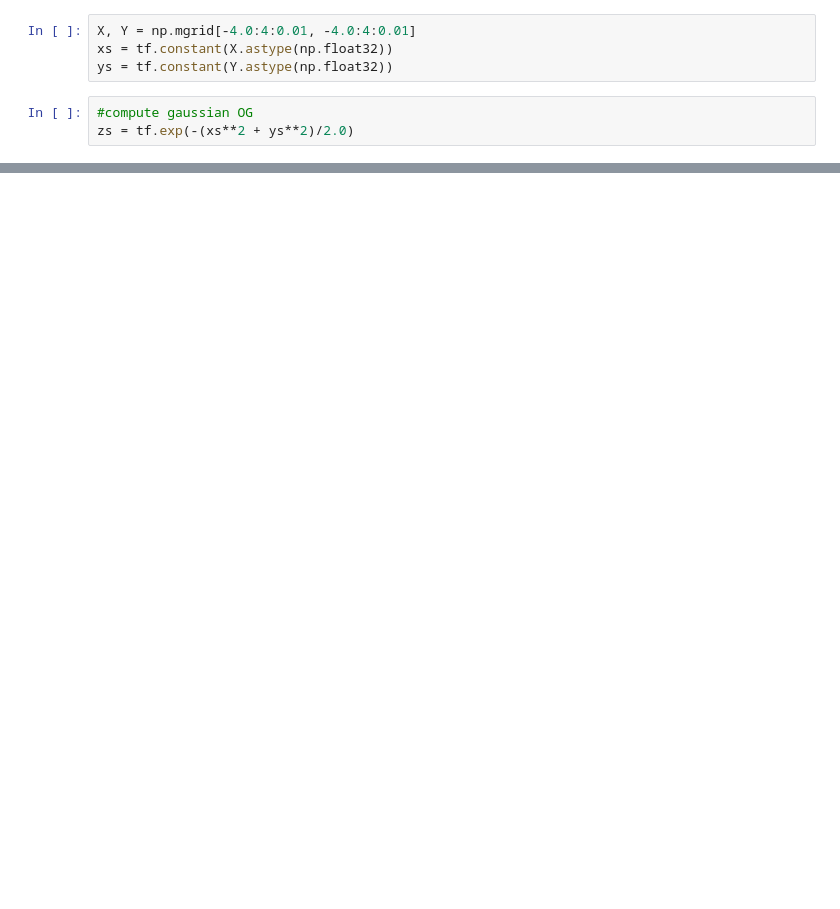
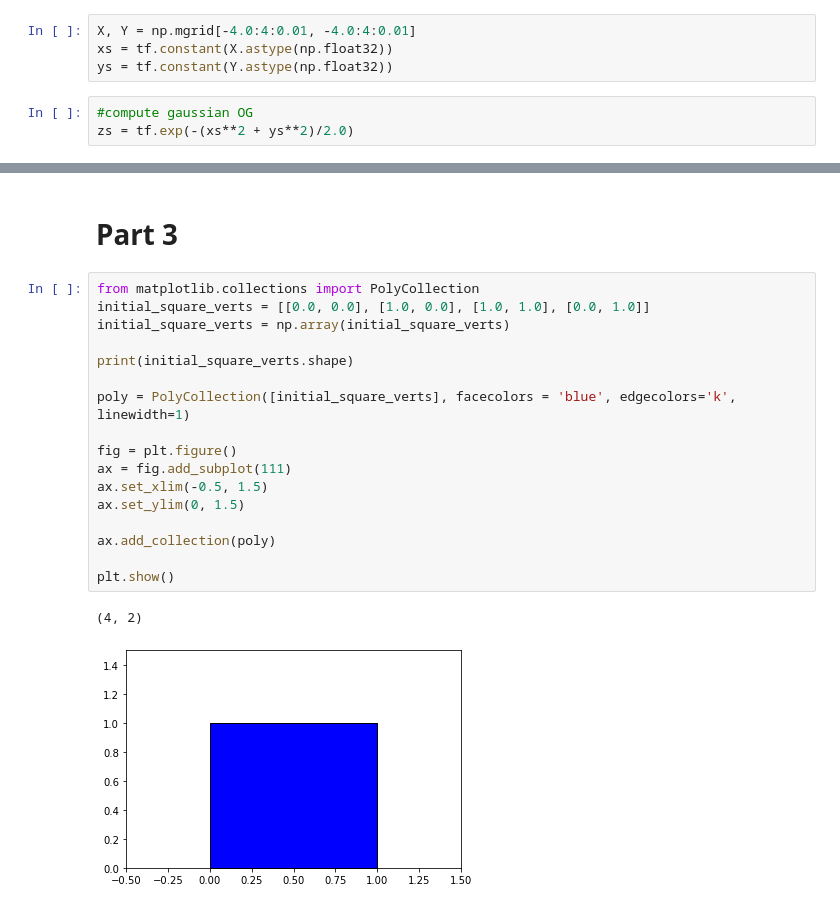
Before and after one commit to alexvillr/COMP3710, a Jupyter notebook: fractal_lab.ipynb, the cells around one changed output, grey strips where cells are left out. Cells and saved outputs as stored; diff of their text form; blank space fills up the shorter version.

```diff
--- a/fractal_lab.ipynb
+++ b/fractal_lab.ipynb
@@ -26,0 +93,22 @@ plot.show()
+# %% [markdown]
+# Part 3
+# %%
+from matplotlib.collections import PolyCollection
+initial_square_verts = [[0.0, 0.0], [1.0, 0.0], [1.0, 1.0], [0.0, 1.0]]
+initial_square_verts = np.array(initial_square_verts)
+
+print(initial_square_verts.shape)
+
+poly = PolyCollection([initial_square_verts], facecolors = 'blue', edgecolors='k', linewidth=1)
+
+fig = plt.figure()
+ax = fig.add_subplot(111)
+ax.set_xlim(-0.5, 1.5)
+ax.set_ylim(0, 1.5)
+
+ax.add_collection(poly)
+
+plt.show()
+# %% [output]
+(4, 2)
+[figure, added]
```
Also changed, not shown: parts of 12 cells of this notebook, 2 other files.
